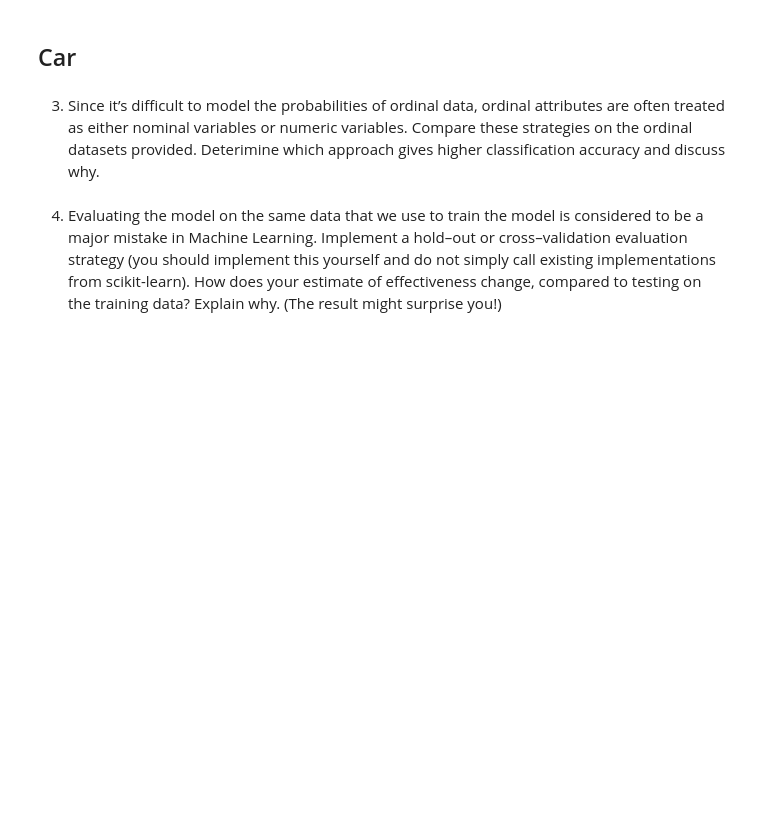
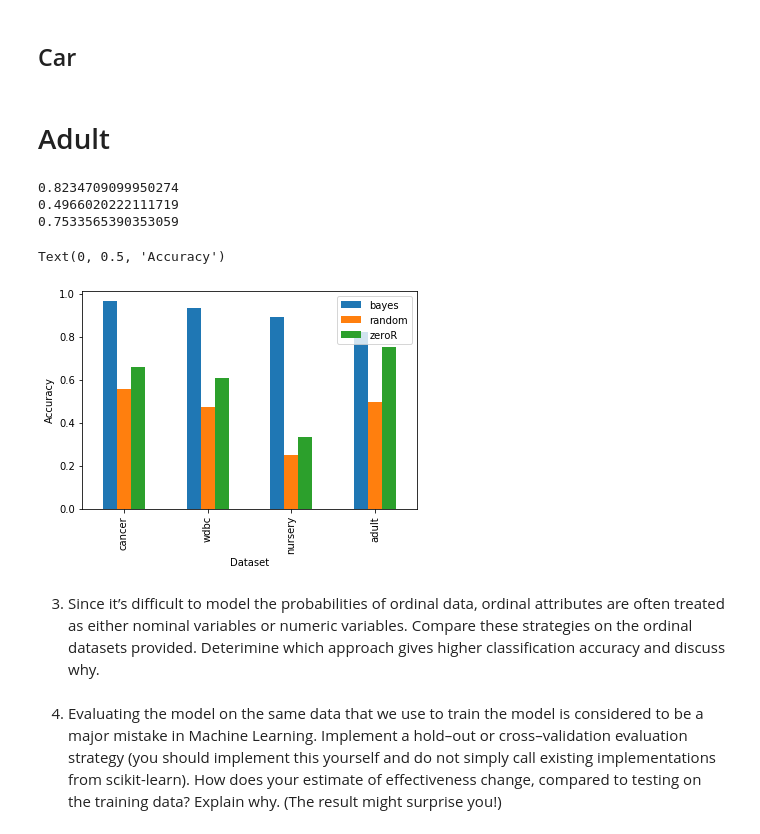
Before and after one commit to Haswf/NaiveBayesClassifier, a Jupyter notebook: assignment1_2020_template.ipynb, the cells around one changed output. Cells and saved outputs as stored; diff of their text form; code cells hidden in the pictures; blank space fills up the shorter version.

Commit message:
Plotted the bar graphs

```diff
--- a/assignment1_2020_template.ipynb
+++ b/assignment1_2020_template.ipynb
@@ -534,4 +558,7 @@ print("random baseline result:", accuracy(ran_baseline, y_test))
 
 zeror_baseline = zero_r_baseline(X_test, np.array(y_test))
 print("zeroR baseline result:", accuracy(zeror_baseline, y_test))
+baseline_dict["bayes"].append(accuracy(np.array(nominal_result), np.array(y_test)))
+baseline_dict["random"].append(accuracy(ran_baseline, y_test))
+baseline_dict["zeroR"].append(accuracy(zeror_baseline, y_test))
 # %% [output]
@@ -718,0 +713,50 @@ print("treat ordinal as numeric naive bayes result:",accuracy(np.array(numeric_r
+# %% [markdown]
+# Adult
+# %%
+label_index = 14
+data_set ="./datasets/adult.data"
+# %%
+data = pd.read_csv(data_set, header=None)
+data = handle_missing_value(data)
+
+y = data.iloc[:,label_index]
+X = data.drop(data.columns[label_index], axis=1, inplace=False)
+# %%
+X_train, X_test, y_train, y_test = train_test_split(X,y)
+# result = random_baseline(X_test, y_test)
+
+bayes = BayesClassifier()
+type_list = [2, 0, 2, 1, 1, 0, 0, 0, 0, 0, 2, 2, 2, 0]
+bayes.train(X_train, y_train, build_type_dict(type_list, "nominal"))
+
+result = bayes.predict(X_test)
+
+print(accuracy(np.array(result), np.array(y_test)))
+
+ran_baseline = random_baseline(X_test, np.array(y_test))
+print(accuracy(ran_baseline, y_test))
+
+zeror_baseline = zero_r_baseline(X_test, np.array(y_test))
+print(accuracy(zeror_baseline, y_test))
+baseline_dict["bayes"].append(accuracy(np.array(result), np.array(y_test)))
+baseline_dict["random"].append(accuracy(ran_baseline, y_test))
+baseline_dict["zeroR"].append(accuracy(zeror_baseline, y_test))
+# %% [output]
+0.8234709099950274
+0.4966020222111719
+0.7533565390353059
+# %%
+baseline_dict
+
+baseline_df = pd.DataFrame.from_dict(baseline_dict)
+
+baseline_df.index = ['cancer',"wdbc","nursery","adult"]
+
+
+plot = baseline_df.plot.bar()
+
+plot.set_xlabel("Dataset")
+plot.set_ylabel("Accuracy")
+# %% [output]
+Text(0, 0.5, 'Accuracy')
+[figure, added]
```
Also changed, not shown: parts of 28 cells of this notebook.
